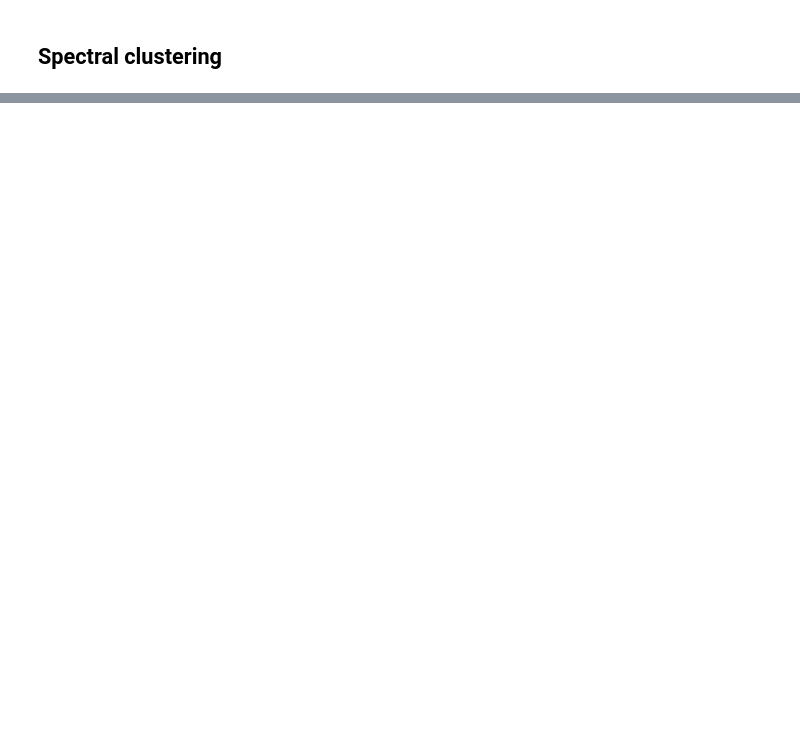
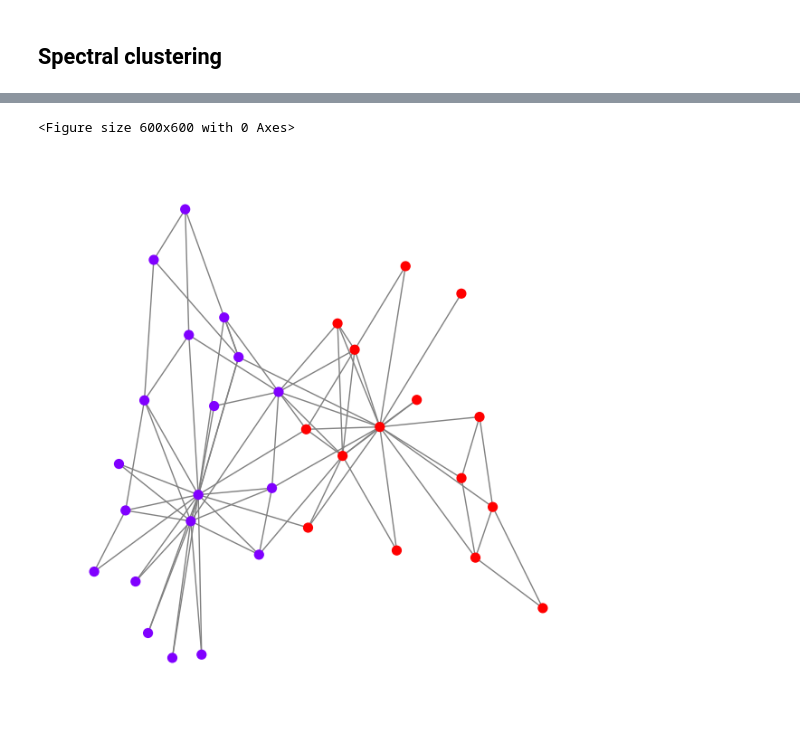
Before and after one commit to kubek22/SNARS, a Jupyter notebook: project10/project10.ipynb, the cells around one changed output, grey strips where cells are left out. Saved outputs shown, nothing was run; the diff lists cells and outputs as text; code cells hidden in the pictures; blank space fills up the shorter version.

```diff
--- a/project10/project10.ipynb
+++ b/project10/project10.ipynb
@@ -108,0 +160,10 @@ plt.show()
+# %%
+n_clusters = 2
+labels = spectral_clustering(A, k=n_clusters, normalized=True)
+
+plt.figure(figsize=(6, 6))
+draw_graph(G, pos, labels)
+plt.show()
+# %% [output]
+<Figure size 600x600 with 0 Axes>
+[figure, added]
```
Also changed, not shown: parts of 42 cells of this notebook, 8 other files.
